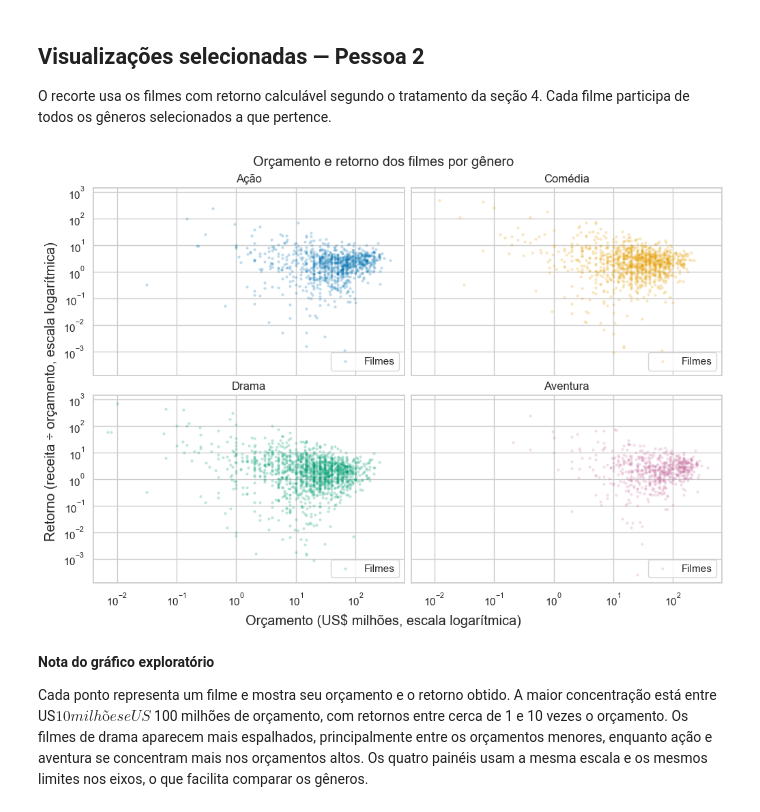
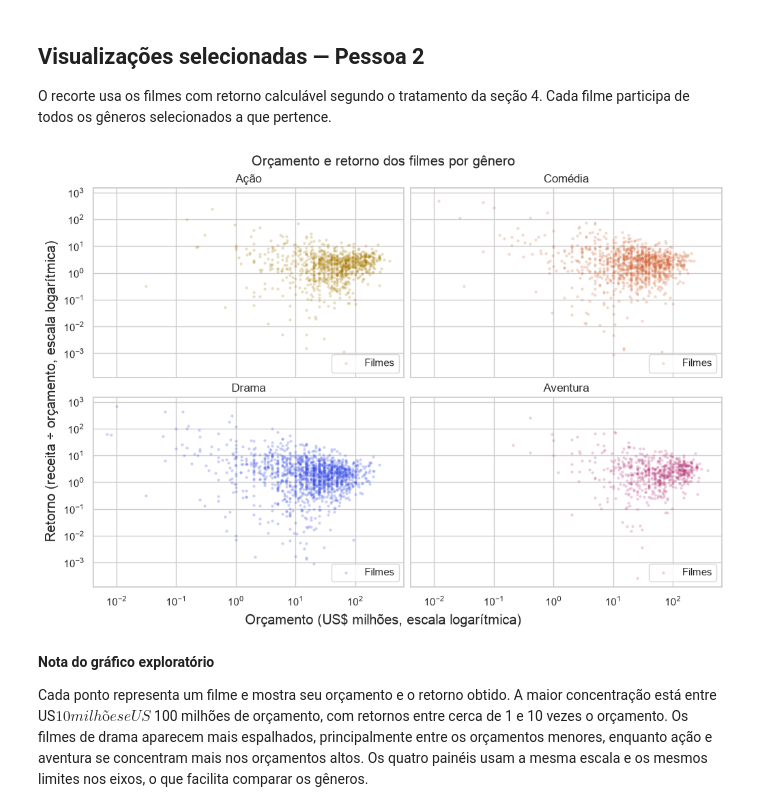
Before and after one commit to raulferraz85/Projeto-AVD, a Jupyter notebook: src/parte_especifica/eda.ipynb, the cells around one changed output. Cells and saved outputs as stored; diff of their text form; code cells hidden in the pictures.

```diff
--- a/src/parte_especifica/eda.ipynb
+++ b/src/parte_especifica/eda.ipynb
@@ -781,32 +800,34 @@ O recorte usa os filmes com retorno calculável segundo o tratamento da seção
 # %%
 # [IA] Codex – apoio com pandas e implementação da dispersão especificada pelo grupo
 from matplotlib.ticker import FuncFormatter
 
 generos_selecionados = {
     "Action": "Ação", "Comedy": "Comédia", "Drama": "Drama", "Adventure": "Aventura",
 }
-cores_generos = dict(zip(generos_selecionados.values(), ("#0072B2", "#E69F00", "#009E73", "#CC79A7")))
+# [IA] Claude Code – cores fixas de cada gênero vindas da paleta do projeto (estilo.py)
+from estilo import CORES, mapa_cores_generos
+cores_generos = {pt: mapa_cores_generos("claro")[en] for en, pt in generos_selecionados.items()}
 filmes_retorno = explodir(tratado.loc[tratado["retorno"].notna(), ["id", "budget", "retorno", "genres"]], "genres")
 filmes_retorno = filmes_retorno.loc[filmes_retorno["genres"].isin(generos_selecionados)].copy()
 filmes_retorno = filmes_retorno.drop_duplicates(subset=["id", "genres"])
 filmes_retorno["gênero"] = filmes_retorno["genres"].map(generos_selecionados)
 filmes_retorno["orçamento em milhões"] = filmes_retorno["budget"] / 1_000_000
 
 fig, eixos = plt.subplots(2, 2, figsize=(10, 7), sharex=True, sharey=True, layout="constrained")
 for ax, (genero, cor) in zip(eixos.flat, cores_generos.items()):
     dados_genero = filmes_retorno.loc[filmes_retorno["gênero"].eq(genero)]
     ax.scatter(
         dados_genero["orçamento em milhões"], dados_genero["retorno"],
         color=cor, alpha=0.25, s=9, linewidths=0, label="Filmes",
     )
     ax.set(title=genero, xscale="log", yscale="log")
     ax.legend(loc="lower right")
 fig.suptitle("Orçamento e retorno dos filmes por gênero")
 fig.supxlabel("Orçamento (US$ milhões, escala logarítmica)")
 fig.supylabel("Retorno (receita ÷ orçamento, escala logarítmica)")
 plt.show()
 # %% [output]
-[figure, old version]
+[figure, new version]
 # %% [markdown]
 **Nota do gráfico exploratório**
 
```
Also changed, not shown: parts of 13 cells of this notebook.
